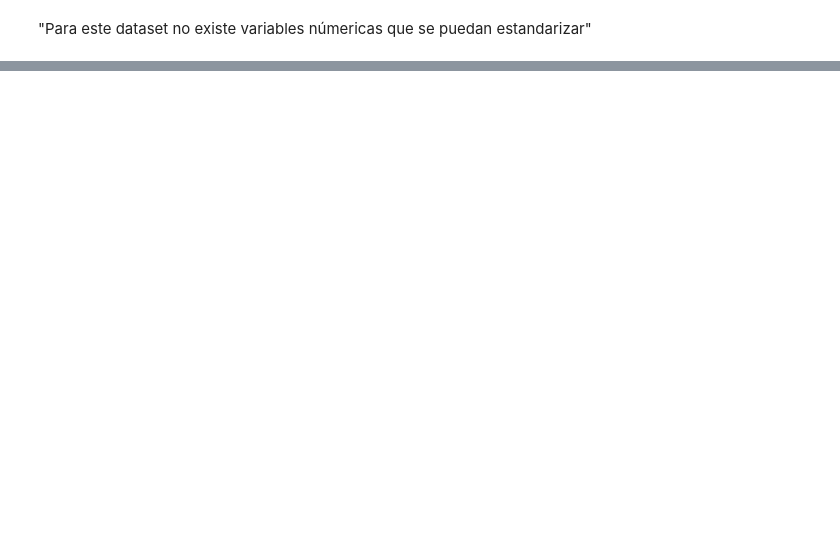
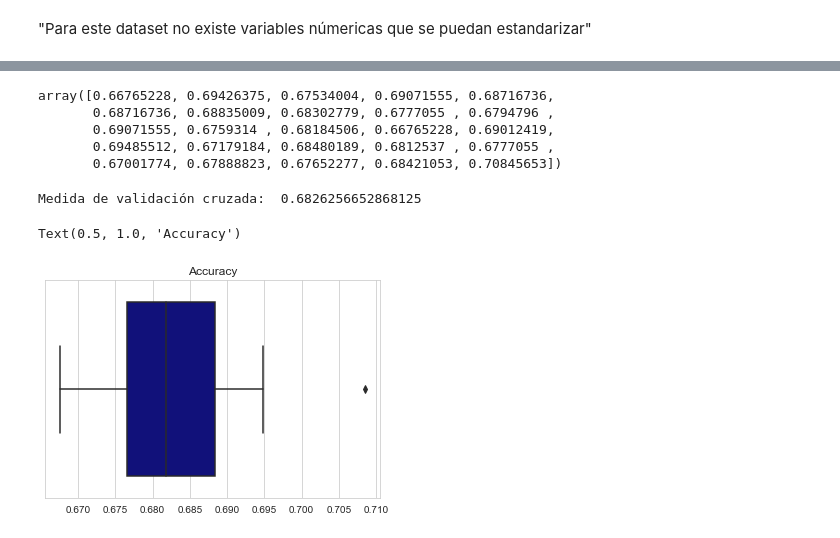
Before and after one commit to jose25050/proyectoMachineLearning, a Jupyter notebook: script.ipynb, the cells around one changed output, grey strips where cells are left out. Cells and saved outputs as stored; diff of their text form; code cells hidden in the pictures; blank space fills up the shorter version.

Commit message:
avance modelo machine learning - logit

```diff
--- a/script.ipynb
+++ b/script.ipynb
@@ -677,0 +830,7 @@ Name: Y, Length: 12684, dtype: int64
+# %%
+x_train2 = x_train.loc[:,rfe.support_.tolist()]
+x_test2 = x_test.loc[:,rfe.support_.tolist()]
+# %%
+logit_model = LogisticRegression(max_iter=350, C = 0.01)
+# %%
+logit_model.fit(x_train2,y_train)
@@ -677,0 +880,28 @@ Name: Y, Length: 12684, dtype: int64
+# %%
+## validación cruzada
+logit_model = LogisticRegression(max_iter=350)
+cv = KFold(n_splits = 10, shuffle = True, random_state= 25)
+cv2 = RepeatedKFold(n_splits=5, n_repeats=5, random_state=25)
+scores = cross_val_score(logit_model,x_train2,y_train,scoring="accuracy",cv = cv2, n_jobs= 1)
+
+
+scores
+# %% [output]
+array([0.66765228, 0.69426375, 0.67534004, 0.69071555, 0.68716736,
+       0.68716736, 0.68835009, 0.68302779, 0.6777055 , 0.6794796 ,
+       0.69071555, 0.6759314 , 0.68184506, 0.66765228, 0.69012419,
+       0.69485512, 0.67179184, 0.68480189, 0.6812537 , 0.6777055 ,
+       0.67001774, 0.67888823, 0.67652277, 0.68421053, 0.70845653])
+# %%
+print("Medida de validación cruzada: ", scores.mean())
+# %% [output]
+Medida de validación cruzada:  0.6826256652868125
+# %%
+sns.boxplot(
+    x = scores,
+    color= "darkblue"
+)
+plt.title("Accuracy")
+# %% [output]
+Text(0.5, 1.0, 'Accuracy')
+[figure, added]
```
Also changed, not shown: parts of 39 cells of this notebook.
